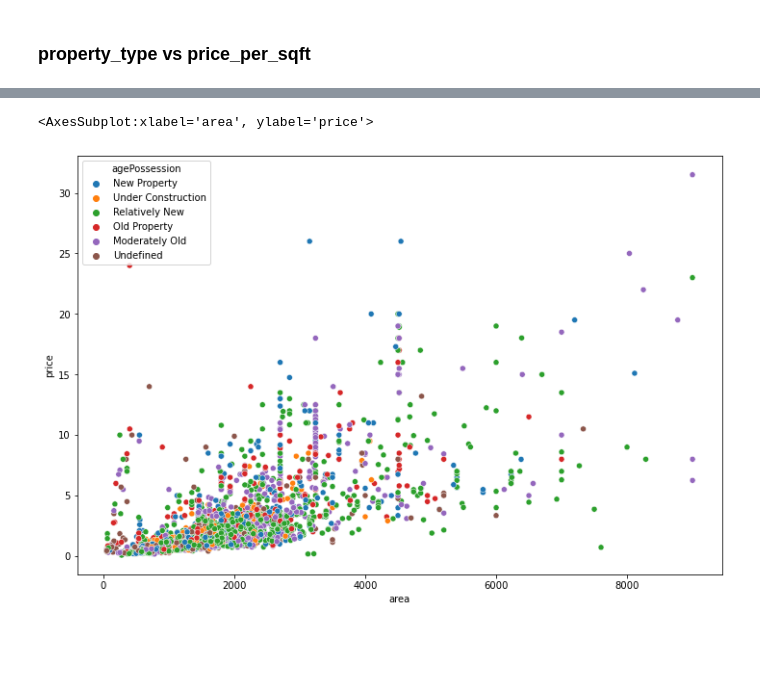
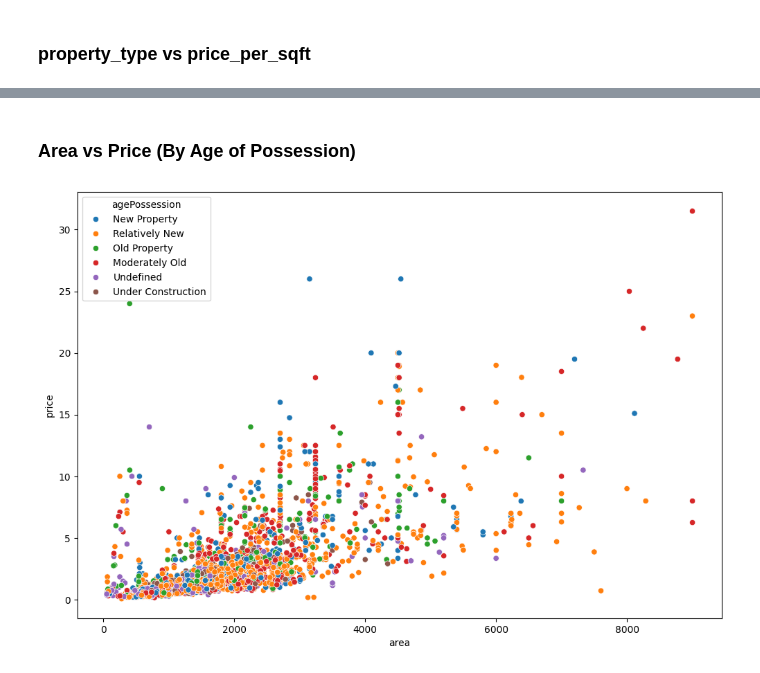
Before and after one commit to Areeb-Ahmd/Habitalytics-DataDrivenRealty, a Jupyter notebook: notebooks/04_eda/eda-multivariate-analysis.ipynb, the cells around one changed output, grey strips where cells are left out. Saved outputs shown, nothing was run; the diff lists cells and outputs as text; code cells hidden in the pictures; blank space fills up the shorter version.

```diff
--- a/notebooks/04_eda/eda-multivariate-analysis.ipynb
+++ b/notebooks/04_eda/eda-multivariate-analysis.ipynb
@@ -287,6 +405,14 @@ sns.scatterplot(df[df['area']<10000]['area'],df['price'],hue=df['bedRoom'])
+# %% [markdown]
+### Area vs Price (By Age of Possession)
 # %%
 plt.figure(figsize=(12,8))
-sns.scatterplot(df[df['area']<10000]['area'],df['price'],hue=df['agePossession'])
+filtered_df = df[df['area'] < 10000]
+sns.scatterplot(
+    data=filtered_df,
+    x='area',
+    y='price',
+    hue='agePossession'
+)
+plt.show()
 # %% [output]
-<AxesSubplot:xlabel='area', ylabel='price'>
-[figure, old version]
+[figure, new version]
```
Also changed, not shown: parts of 87 cells of this notebook, 1 other file.
